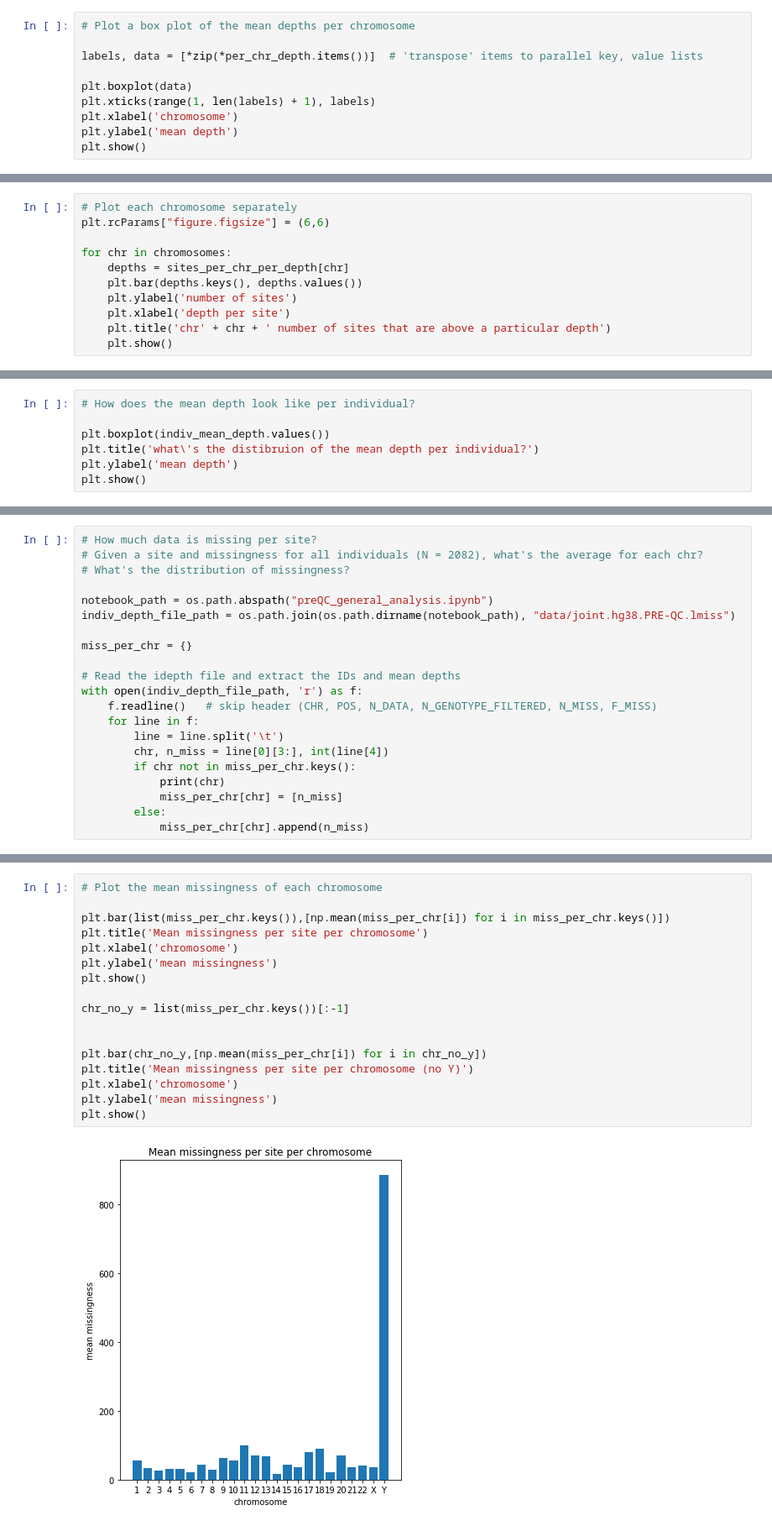
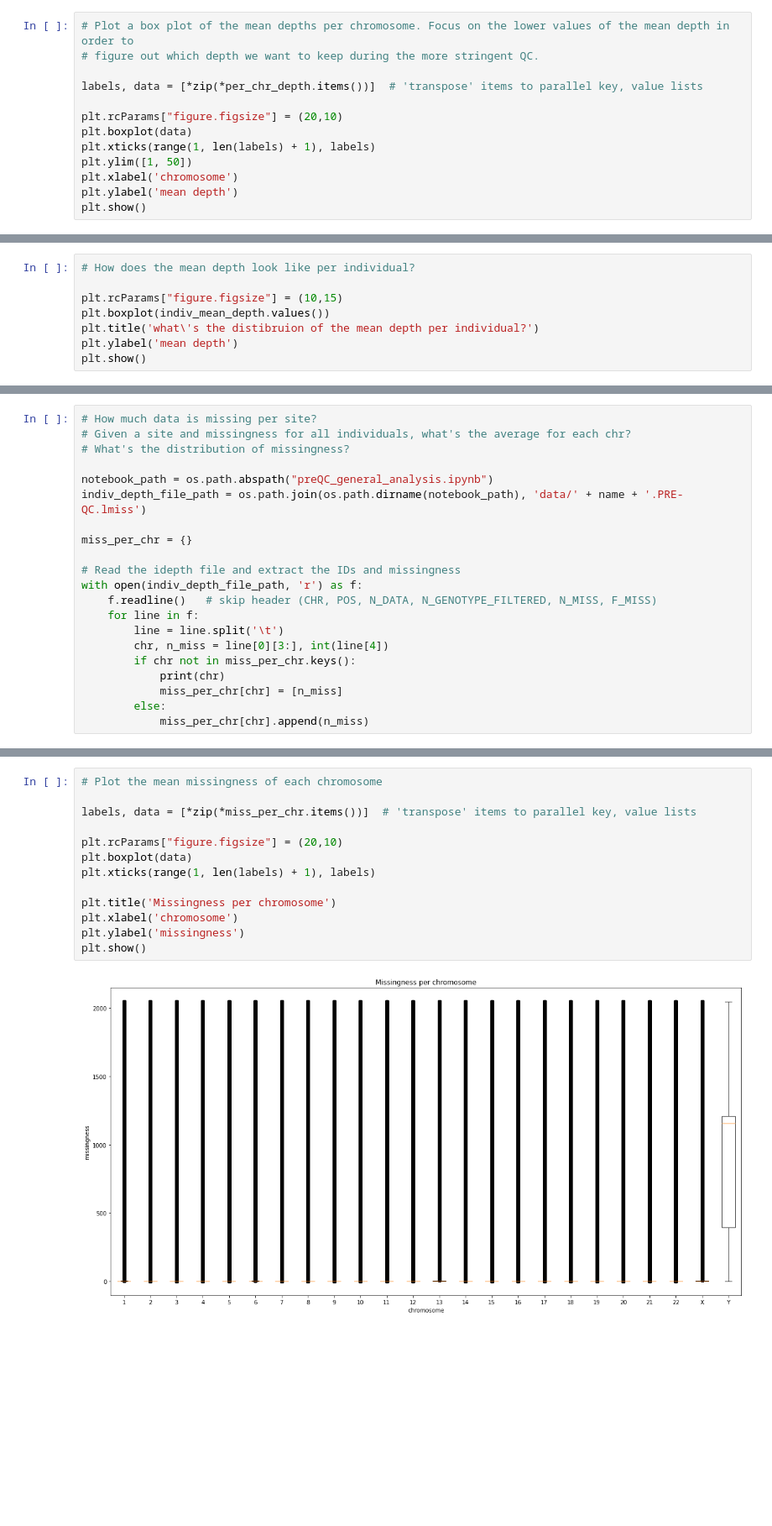
Before and after one commit to acostauribe/QC_TANGL-hg38, a Jupyter notebook: preQC_general_analysis.ipynb, the cells around one changed output, grey strips where cells are left out. Shown at 84% size. Drawn from its saved outputs; the diff is of its cells as text; blank space fills up the shorter version.

```diff
--- a/preQC_general_analysis.ipynb
+++ b/preQC_general_analysis.ipynb
@@ -317,10 +382,13 @@ plt.show()
 # %%
-# Plot a box plot of the mean depths per chromosome
+# Plot a box plot of the mean depths per chromosome. Focus on the lower values of the mean depth in order to
+# figure out which depth we want to keep during the more stringent QC.
 
 labels, data = [*zip(*per_chr_depth.items())]  # 'transpose' items to parallel key, value lists
 
+plt.rcParams["figure.figsize"] = (20,10)
 plt.boxplot(data)
 plt.xticks(range(1, len(labels) + 1), labels)
+plt.ylim([1, 50])
 plt.xlabel('chromosome')
 plt.ylabel('mean depth')
 plt.show()
@@ -431,11 +408,0 @@ KeyboardInterrupt:
-# %%
-# Plot each chromosome separately
-plt.rcParams["figure.figsize"] = (6,6)
-
-for chr in chromosomes:
-    depths = sites_per_chr_per_depth[chr]
-    plt.bar(depths.keys(), depths.values())
-    plt.ylabel('number of sites')
-    plt.xlabel('depth per site')
-    plt.title('chr' + chr + ' number of sites that are above a particular depth')
-    plt.show()
@@ -501,6 +450,7 @@ plt.show()
 # %%
 # How does the mean depth look like per individual?
 
+plt.rcParams["figure.figsize"] = (10,15)
 plt.boxplot(indiv_mean_depth.values())
 plt.title('what\'s the distibruion of the mean depth per individual?')
 plt.ylabel('mean depth')
@@ -510,14 +460,14 @@ plt.show()
 # %%
 # How much data is missing per site?
-# Given a site and missingness for all individuals (N = 2082), what's the average for each chr?
+# Given a site and missingness for all individuals, what's the average for each chr?
 # What's the distribution of missingness?
 
 notebook_path = os.path.abspath("preQC_general_analysis.ipynb")
-indiv_depth_file_path = os.path.join(os.path.dirname(notebook_path), "data/joint.hg38.PRE-QC.lmiss")
+indiv_depth_file_path = os.path.join(os.path.dirname(notebook_path), 'data/' + name + '.PRE-QC.lmiss')
 
 miss_per_chr = {}
 
-# Read the idepth file and extract the IDs and mean depths
+# Read the idepth file and extract the IDs and missingness
 with open(indiv_depth_file_path, 'r') as f:
     f.readline()   # skip header (CHR, POS, N_DATA, N_GENOTYPE_FILTERED, N_MISS, F_MISS)
     for line in f:
@@ -549,19 +499,15 @@ Y
 # %%
 # Plot the mean missingness of each chromosome
 
-plt.bar(list(miss_per_chr.keys()),[np.mean(miss_per_chr[i]) for i in miss_per_chr.keys()])
-plt.title('Mean missingness per site per chromosome')
+labels, data = [*zip(*miss_per_chr.items())]  # 'transpose' items to parallel key, value lists
+
+plt.rcParams["figure.figsize"] = (20,10)
+plt.boxplot(data)
+plt.xticks(range(1, len(labels) + 1), labels)
+
+plt.title('Missingness per chromosome')
 plt.xlabel('chromosome')
-plt.ylabel('mean missingness')
+plt.ylabel('missingness')
 plt.show()
-
-chr_no_y = list(miss_per_chr.keys())[:-1]
-
-
-plt.bar(chr_no_y,[np.mean(miss_per_chr[i]) for i in chr_no_y])
-plt.title('Mean missingness per site per chromosome (no Y)')
-plt.xlabel('chromosome')
-plt.ylabel('mean missingness')
-plt.show()
 # %% [output]
-[figure, old version]
+[figure, new version]
```
Also changed, not shown: parts of 35 cells of this notebook.
